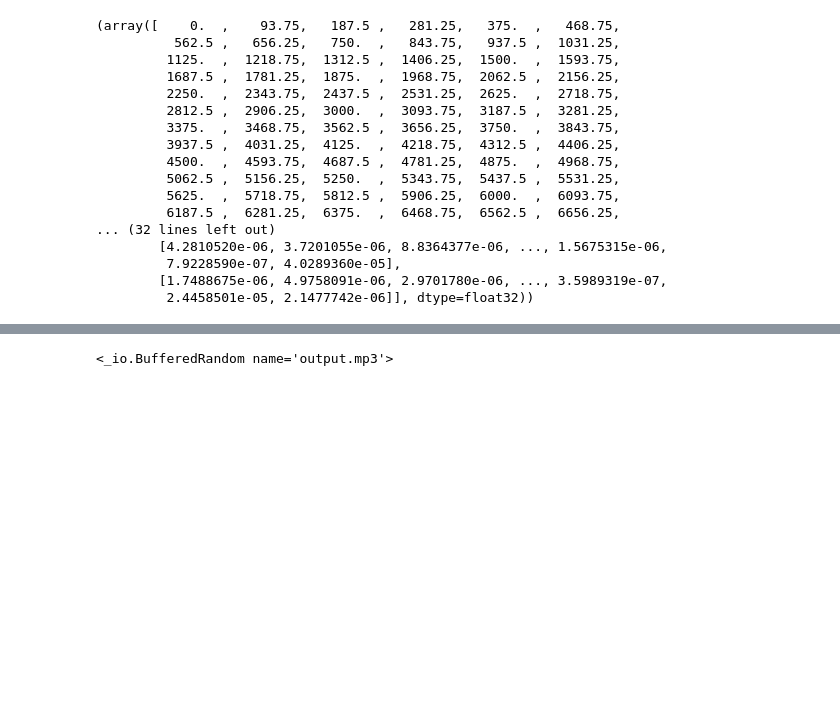
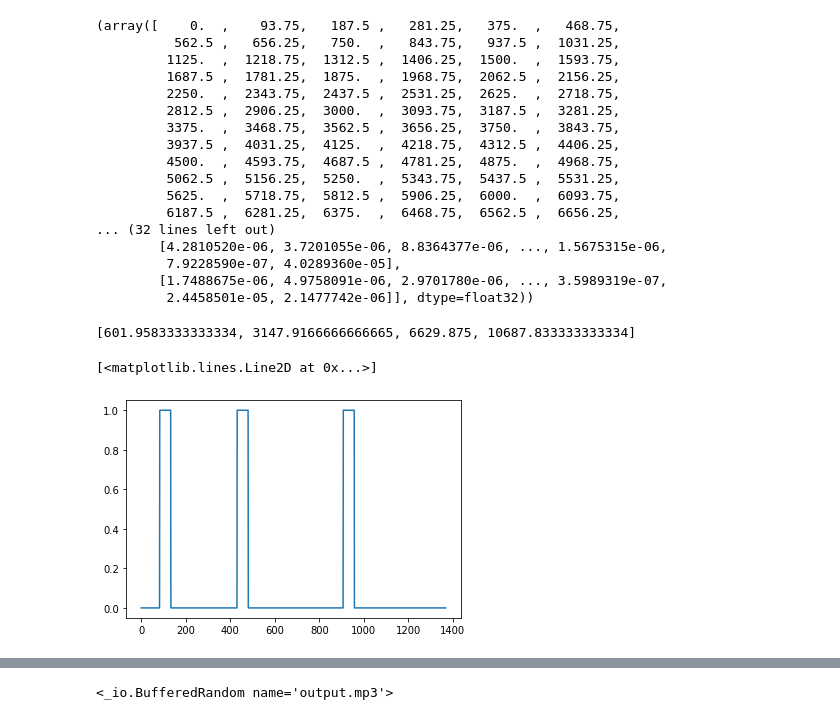
Before and after one commit to ybchen97/filler_detection, a Jupyter notebook: create_examples/speech_to_text_examples.ipynb, the cells around one changed output, grey strips where cells are left out. Cells and saved outputs as stored; diff of their text form; code cells hidden in the pictures; blank space fills up the shorter version.

Commit message:
Fix create sentence

```diff
--- a/create_examples/speech_to_text_examples.ipynb
+++ b/create_examples/speech_to_text_examples.ipynb
@@ -67,8 +43,11 @@ def generate_sentence(mean_positives, filler):
     words = words[:num_negatives]
 
     random_step = 3 + int(random.gauss(2, 1)) # prevent congregation of positive and words being too short to be synthesised
-    INDEXES = list(range(0, num_negatives, random_step))
-    positive_indexes = random.sample(INDEXES, k = num_positives)
+    INDEXES = list(range(0, num_negatives - 3, random_step))  # -3 to prevent words being too short to be synthesised
+    try:
+        positive_indexes = random.sample(INDEXES, k = num_positives)
+    except ValueError:
+        return generate_sentence(mean_positives, filler)
     for index in positive_indexes:
         words.insert(index, filler)
 
@@ -77,7 +56,7 @@ def generate_sentence(mean_positives, filler):
     return sentence
 # %%
 # Unit Test
-sentence = generate_sentence(4, "basically")
+sentence = generate_sentence(3, "basically")
 print(sentence)
 sentence.split("basically")
 # %% [output]
@@ -135,12 +111,7 @@ def create_segment(mean_positives):
     sentence = generate_sentence(mean_positives, filler)
 
     # split by filler word
-#     negative_split = sentence.split(filler)
-    negative_split = ['',
-     ' Greatest extension tampa fell ',
-     ' on seattle in 1941. this ',
-     ' organization became. Helmont discovered of interest ',
-     ' under private. Happens.']
+    negative_split = sentence.split(filler)
 
     # concatenate audio
     # filler word is added after each negative, except for the last.
@@ -148,11 +119,10 @@ def create_segment(mean_positives):
     segment = AudioSegment.empty()
     for i in range(len(negative_split)):
         negative = negative_split[i].strip()
-#         print(negative)
         if negative != '': segment += synthesize_text(negative)
         if i != len(negative_split) - 1:
             segment += POSITIVE_SEGMENT
-            inserted_points.append(segment.duration_seconds)
+            inserted_points.append(segment.duration_seconds * 1000)
 
     return segment, inserted_points
 # %%
@@ -226,3 +227,23 @@ def create_Y(inserted_points):
+# %%
+def create_Y(inserted_points):
+    # Initialize y (label vector) of zeros (≈ 1 line)
+    y = np.zeros((1, Ty))
+
+    for point in inserted_points:
+        y = insert_ones(y, point)
+
+    assert y.shape == (1, Ty), "y shape needs to follow Ty!"
+
+    return y
+# %%
+inserted_points = [601.9583333333334, 3147.9166666666665, 6629.875, 10687.833333333334]
+y = create_Y(inserted_points)
+print(inserted_points) # in ms
+plt.plot(y[0])
+# %% [output]
+[601.9583333333334, 3147.9166666666665, 6629.875, 10687.833333333334]
+[<matplotlib.lines.Line2D at 0x...>]
+[figure, added]
 # %%
 def create_training_example(mean_positives, output_filepath):
     # Initialize y (label vector) of zeros (≈ 1 line)
```
Also changed, not shown: parts of 11 cells of this notebook.
